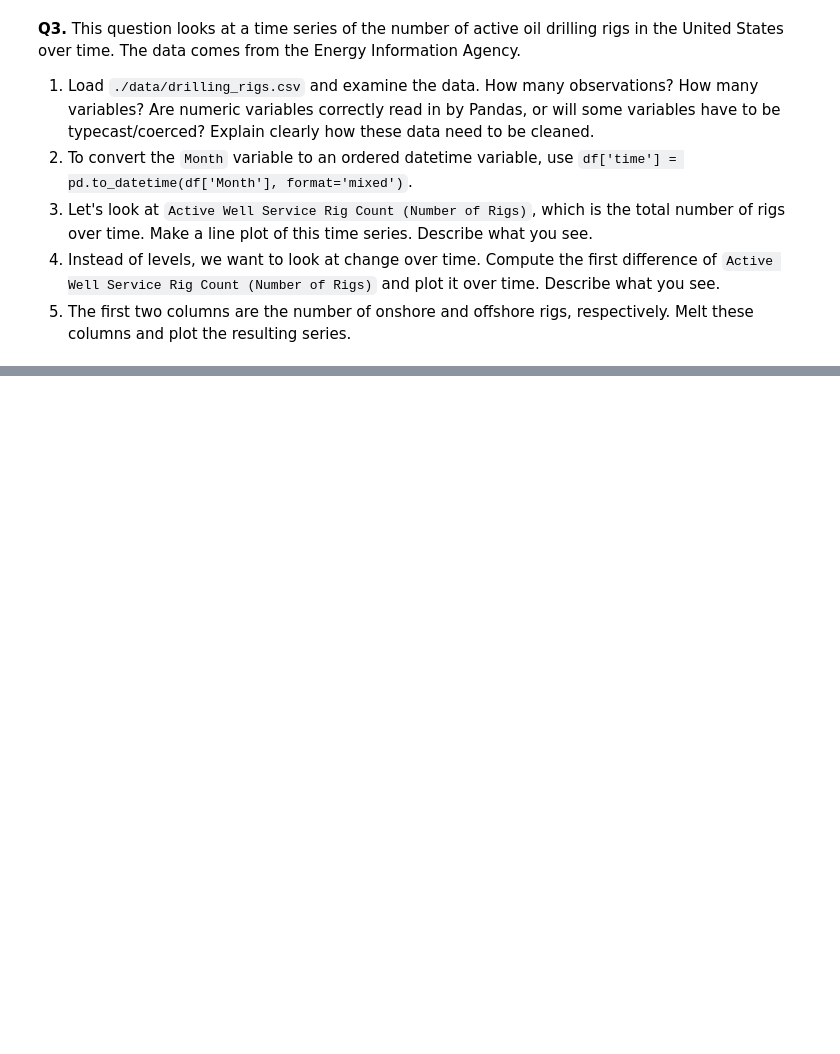
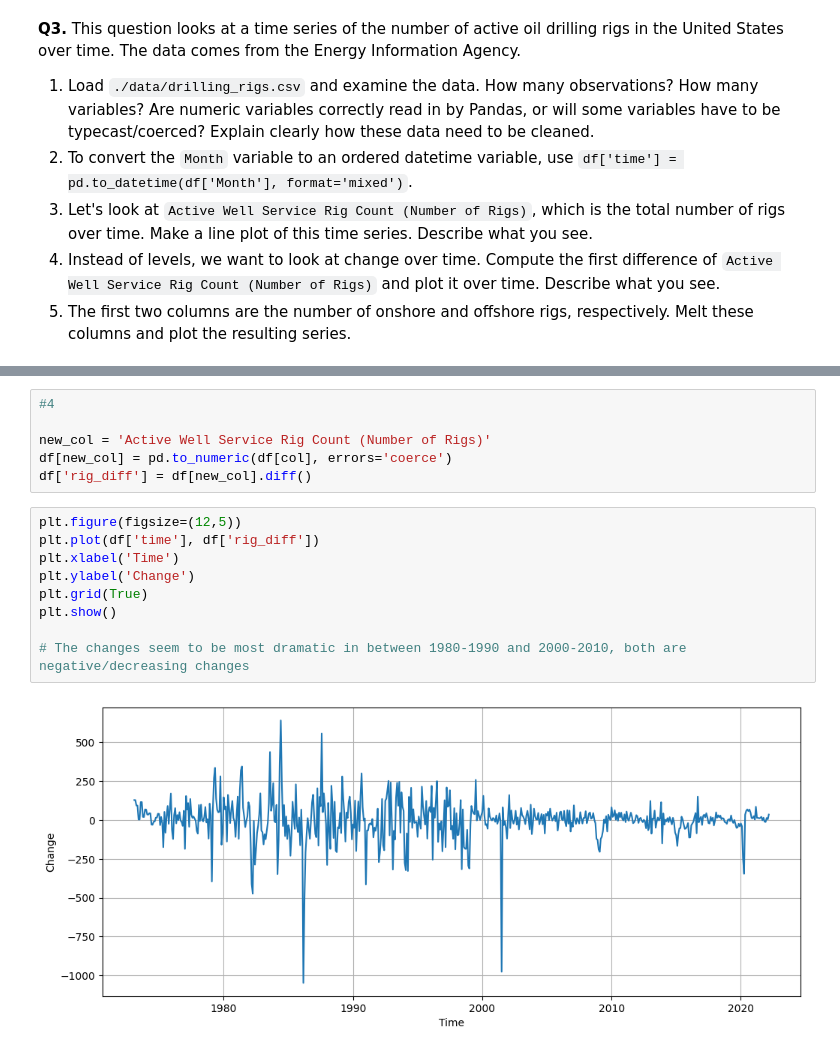
Before and after one commit to miacachion/eda_assignment, a Jupyter notebook: assignment.ipynb, the cells around one changed output, grey strips where cells are left out. Saved outputs shown, nothing was run; the diff lists cells and outputs as text; blank space fills up the shorter version.

```diff
--- a/assignment.ipynb
+++ b/assignment.ipynb
@@ -304,0 +342,17 @@ dtype: object
+# %%
+#4
+
+new_col = 'Active Well Service Rig Count (Number of Rigs)'
+df[new_col] = pd.to_numeric(df[col], errors='coerce')
+df['rig_diff'] = df[new_col].diff()
+# %%
+plt.figure(figsize=(12,5))
+plt.plot(df['time'], df['rig_diff'])
+plt.xlabel('Time')
+plt.ylabel('Change')
+plt.grid(True)
+plt.show()
+
+# The changes seem to be most dramatic in between 1980-1990 and 2000-2010, both are negative/decreasing changes
+# %% [output]
+[figure, added]
```
Also changed, not shown: parts of 7 cells of this notebook.
